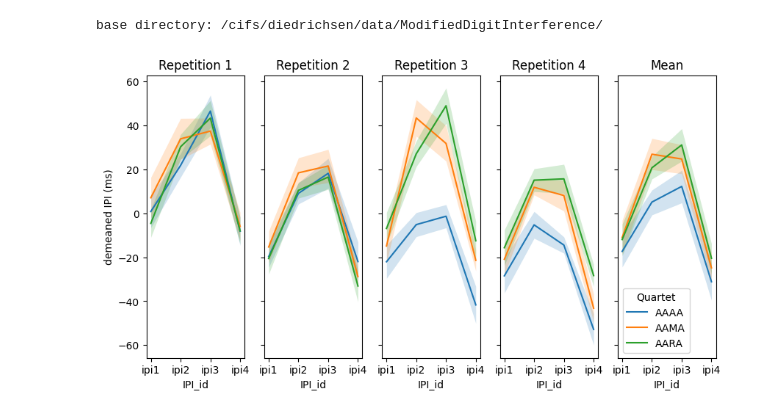
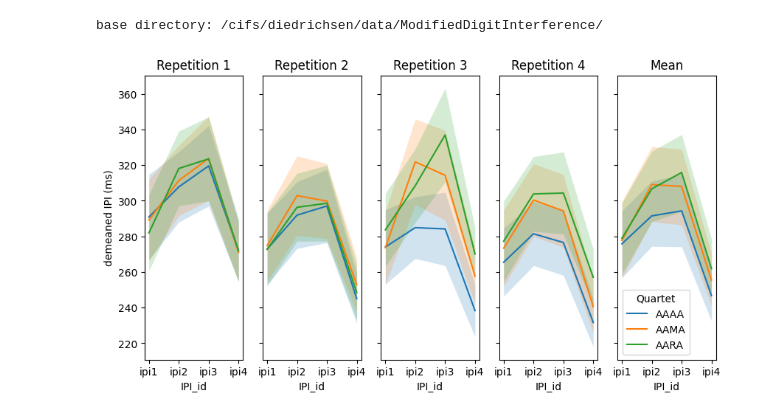
Before and after one commit to AmandaGiselleLily/modified-digit-inteference, a Jupyter notebook: notebooks/IPIs.ipynb, the cells around one changed output. Saved outputs shown, nothing was run; the diff lists cells and outputs as text; code cells hidden in the pictures.

```diff
--- a/notebooks/IPIs.ipynb
+++ b/notebooks/IPIs.ipynb
@@ -20,20 +12,16 @@ data.Quartet = pd.Categorical(data.Quartet, categories=['AAAA', 'AAMA', 'AARA'],
 # %%
-# melt dataframe ipis
-melted_ipi = data.melt(id_vars=["Quartet", 'SID', 'PosInQuartet', 'TN', 'BN'],value_vars=["ipi1","ipi2","ipi3","ipi4"], value_name="IPI", var_name="IPI_id")
-melted_ipi['IPI'] = (melted_ipi['IPI'] - melted_ipi.groupby('SID')['IPI'].transform('mean'))
-melted_ipiG = melted_ipi.groupby(['SID', 'Quartet', 'PosInQuartet', 'IPI_id'], observed=True).mean(numeric_only=True).reset_index()
-melted_ipiG['IPI'] += melted_ipiG['IPI'].mean()
+data = pd.read_csv(os.path.join(gl.baseDir, gl.behavDir, 'MDI0_IPI_median.csv'))
 
 fig, axs = plt.subplots(1, 5, sharey=True, figsize=(10, 5))
 
 for i in range(4):
     ax = axs[i]
-    sb.lineplot(ax=ax, data=melted_ipiG[melted_ipiG.PosInQuartet == i+1], x="IPI_id",y="IPI",hue="Quartet", err_kws={'linewidth':0}, legend=False, errorbar='se')
+    sb.lineplot(ax=ax, data=data[data.PosInQuartet == i+1], x="IPI_id",y="IPI",hue="Quartet", err_kws={'linewidth':0}, legend=False, errorbar='se')
     ax.set_title(f'Repetition {i+1}')
-sb.lineplot(ax=axs[-1], data=melted_ipiG, x="IPI_id", y="IPI",hue="Quartet", err_kws={'linewidth':0})
+sb.lineplot(ax=axs[-1], data=data, x="IPI_id", y="IPI",hue="Quartet", err_kws={'linewidth':0})
 axs[-1].set_title('Mean')
 axs[0].set_ylabel('demeaned IPI (ms)')
 plt.show()
 # %% [output]
-[figure, old version]
+[figure, new version]
 # %%
```
Also changed, not shown: parts of 3 cells of this notebook, 2 other files.
